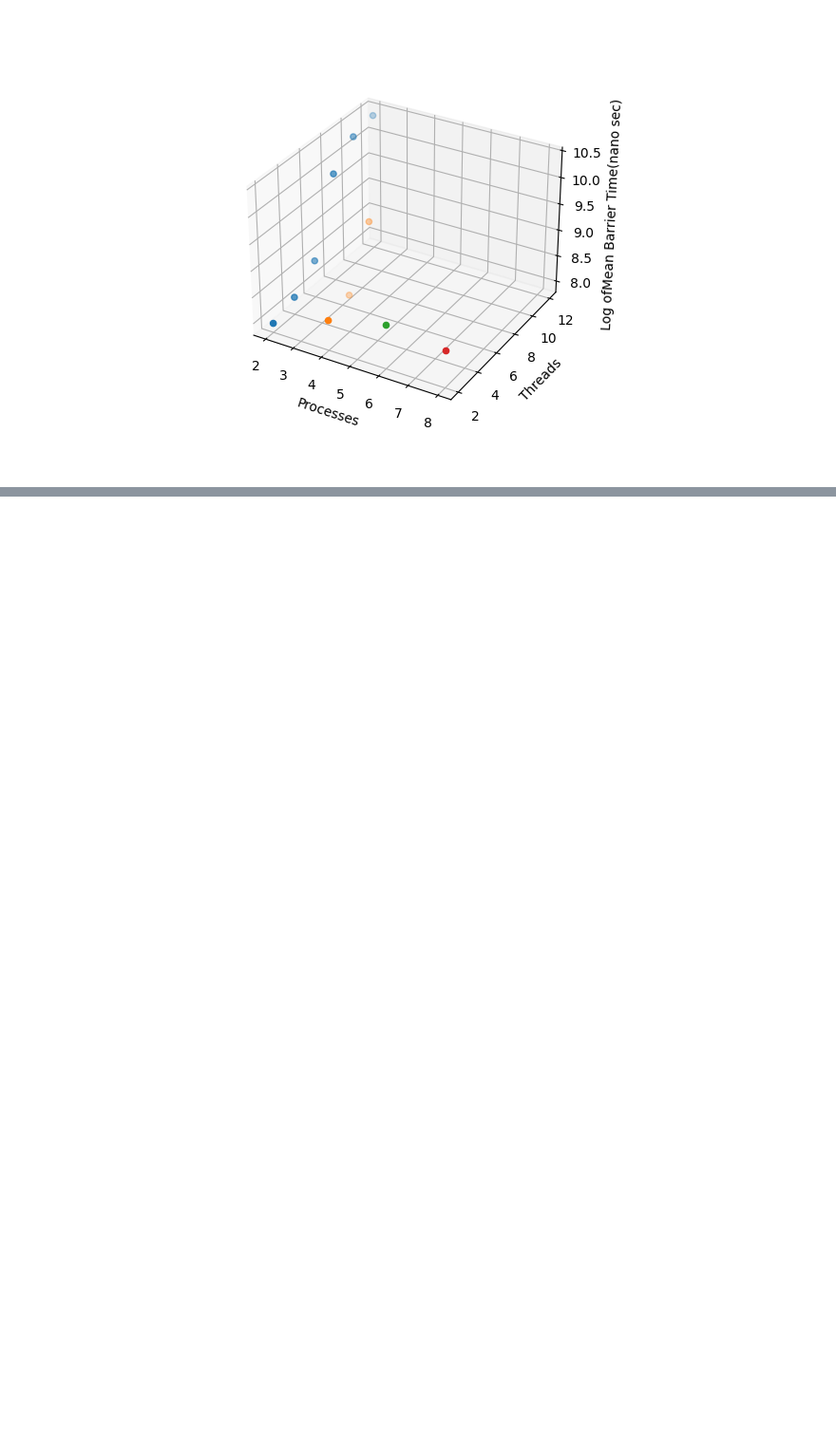
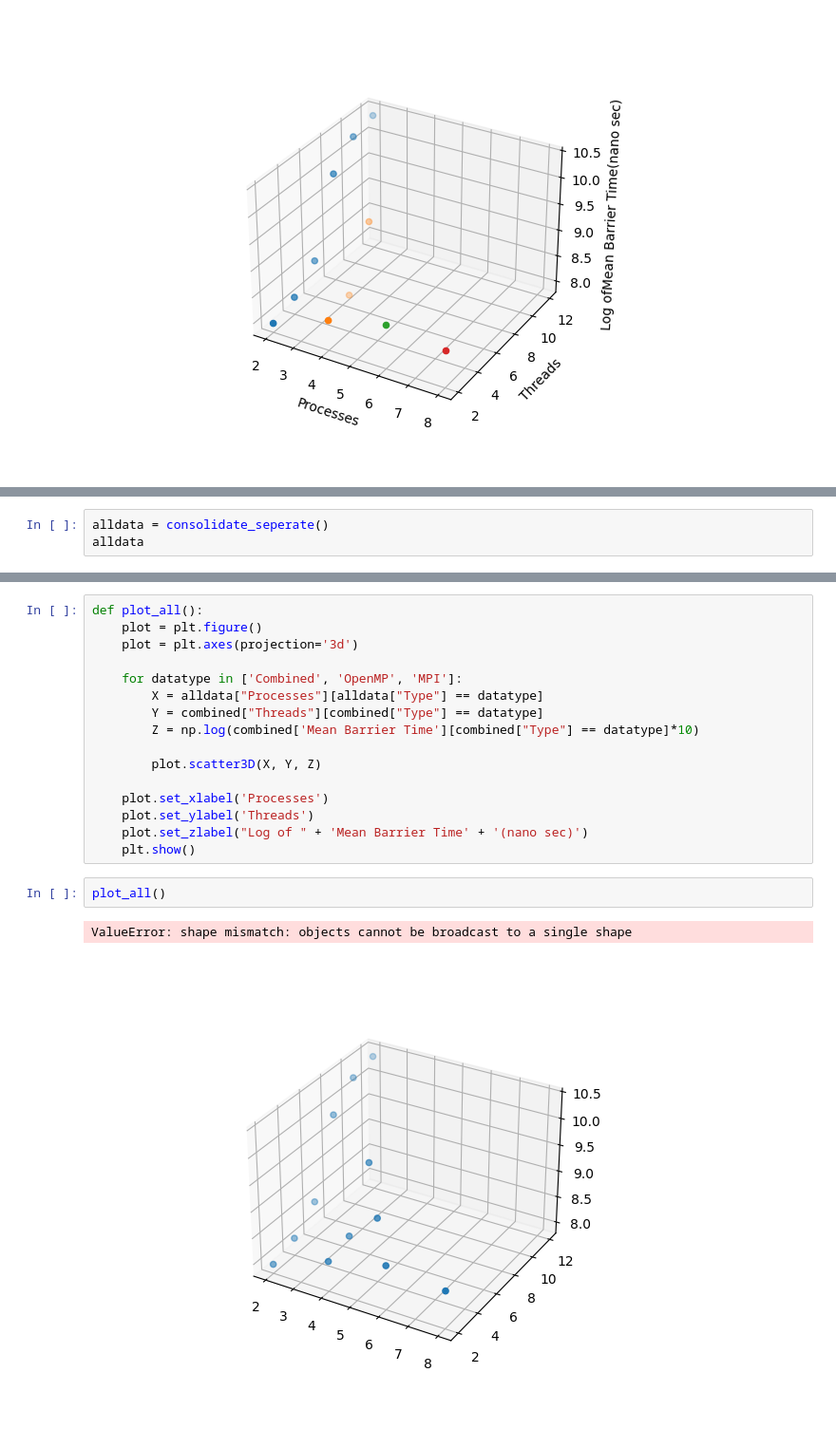
Before and after one commit to AdwaitB/cs6210, a Jupyter notebook: p2/python-analysis/analysis.ipynb, the cells around one changed output, grey strips where cells are left out. Shown: that part at 95% size. Saved outputs shown, nothing was run; the diff lists cells and outputs as text; blank space fills up the shorter version.

Commit message:
added baseline comparison with combined

```diff
--- a/p2/python-analysis/analysis.ipynb
+++ b/p2/python-analysis/analysis.ipynb
@@ -238,0 +218,3 @@ consol
+# %%
+alldata = consolidate_seperate()
+alldata
@@ -238,0 +239,21 @@ consol
+# %%
+def plot_all():
+    plot = plt.figure()
+    plot = plt.axes(projection='3d')
+
+    for datatype in ['Combined', 'OpenMP', 'MPI']:
+        X = alldata["Processes"][alldata["Type"] == datatype]
+        Y = combined["Threads"][combined["Type"] == datatype]
+        Z = np.log(combined['Mean Barrier Time'][combined["Type"] == datatype]*10)
+
+        plot.scatter3D(X, Y, Z)
+
+    plot.set_xlabel('Processes')
+    plot.set_ylabel('Threads')
+    plot.set_zlabel("Log of " + 'Mean Barrier Time' + '(nano sec)')
+    plt.show()
+# %%
+plot_all()
+# %% [output]
+ValueError: shape mismatch: objects cannot be broadcast to a single shape
+[figure, added]
```
Also changed, not shown: parts of 8 cells of this notebook.
